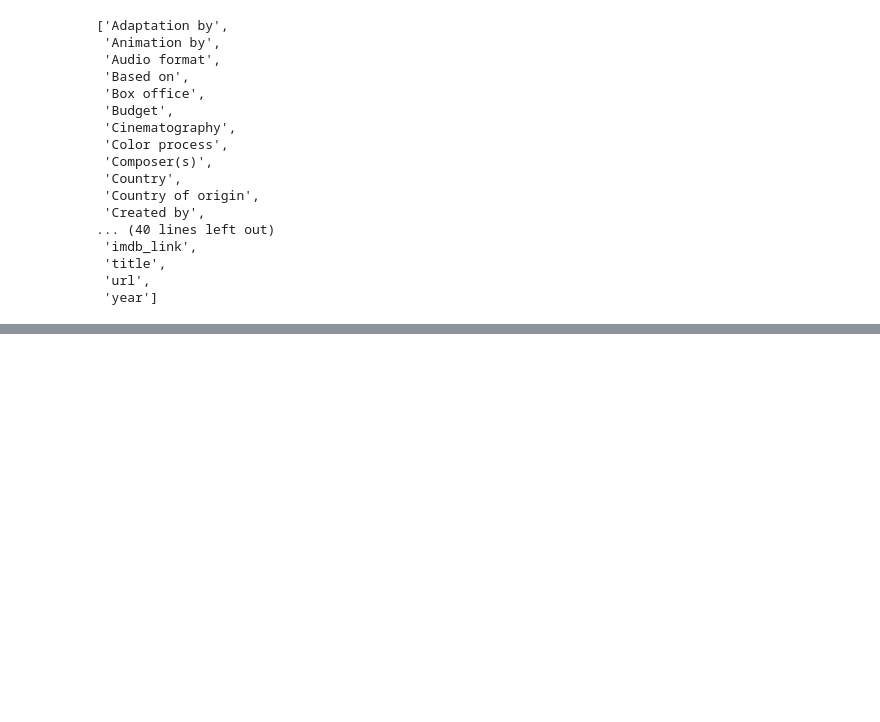
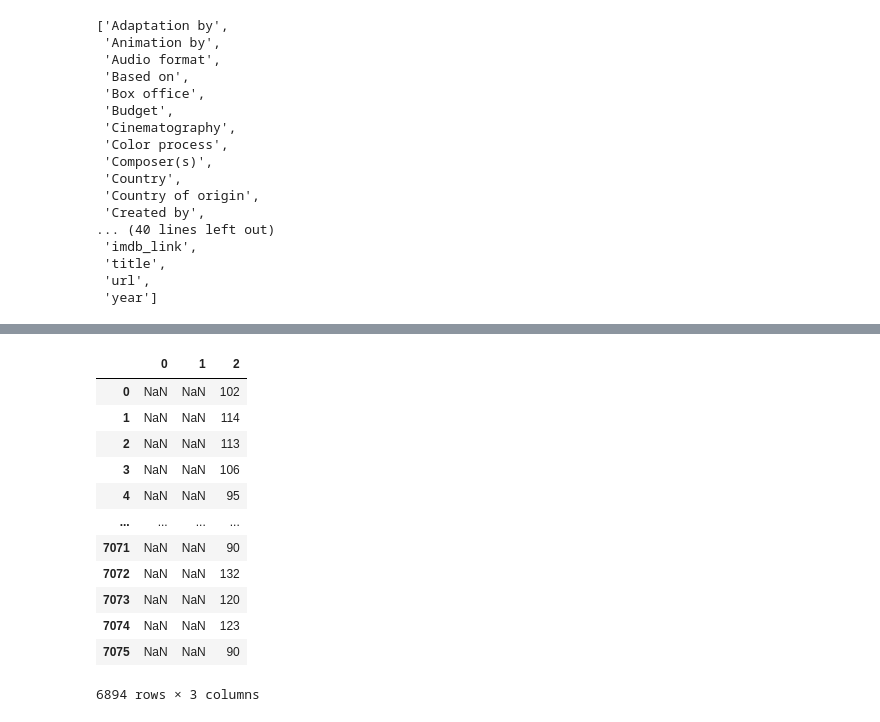
Before and after one commit to bradrobe/Movies-ETL., a Jupyter notebook: movies_practice.ipynb, the cells around one changed output, grey strips where cells are left out. Saved outputs shown, nothing was run; the diff lists cells and outputs as text; code cells hidden in the pictures; blank space fills up the shorter version.

Commit message:
Uploading updates to movie_practice.ipynb.

```diff
--- a/movies_practice.ipynb
+++ b/movies_practice.ipynb
@@ -366,0 +800,7 @@ sorted(wiki_movies_df.columns.tolist())
+# %%
+# We can drop the original Budget column
+wiki_movies_df.drop('Budget', axis=1, inplace=True)
+# %%
+# Parse Release Date
+# Convert any lists to strings by creating a variable that holds the non-null values
+release_date = wiki_movies_df['Release date'].dropna().apply(lambda x: ' '.join(x) if type(x) == list else x)
@@ -366,0 +838,8 @@ sorted(wiki_movies_df.columns.tolist())
+# %%
+# Instead of creating our own functions to parse dates we'll use the built-in "to_datetime()" in Pandas
+# Due to different date formats set "infer_datetime_format" option to "True"
+wiki_movies_df['release_date'] = pd.to_datetime(release_date.str.extract(f'({date_form_one}|{date_form_two}|{date_form_three}|{date_form_four})')[0], infer_datetime_format=True)
+# %%
+# Parse Running time, Convert any lists to strings by creating a variable that holds the non-null values
+running_time = wiki_movies_df['Running time'].dropna().apply(lambda x: ' '.join(x) if type(x) == list else x)
+running_time
@@ -366,0 +906,18 @@ sorted(wiki_movies_df.columns.tolist())
+# %%
+# Use one regular expression patter to match all the hour+minute pattern
+running_time_extract = running_time.str.extract(r'(\d+)\s*ho?u?r?s?\s*(\d*)|(\d+)\s*m')
+running_time_extract
+# %% [output]
+|  | 0 | 1 | 2 |
+| 0 | NaN | NaN | 102 |
+| 1 | NaN | NaN | 114 |
+| 2 | NaN | NaN | 113 |
+| 3 | NaN | NaN | 106 |
+| 4 | NaN | NaN | 95 |
+| ... | ... | ... | ... |
+| 7071 | NaN | NaN | 90 |
+| 7072 | NaN | NaN | 132 |
+| 7073 | NaN | NaN | 120 |
+| 7074 | NaN | NaN | 123 |
+| 7075 | NaN | NaN | 90 |
+6894 rows × 3 columns
```
Also changed, not shown: parts of 64 cells of this notebook, 1 other file.
